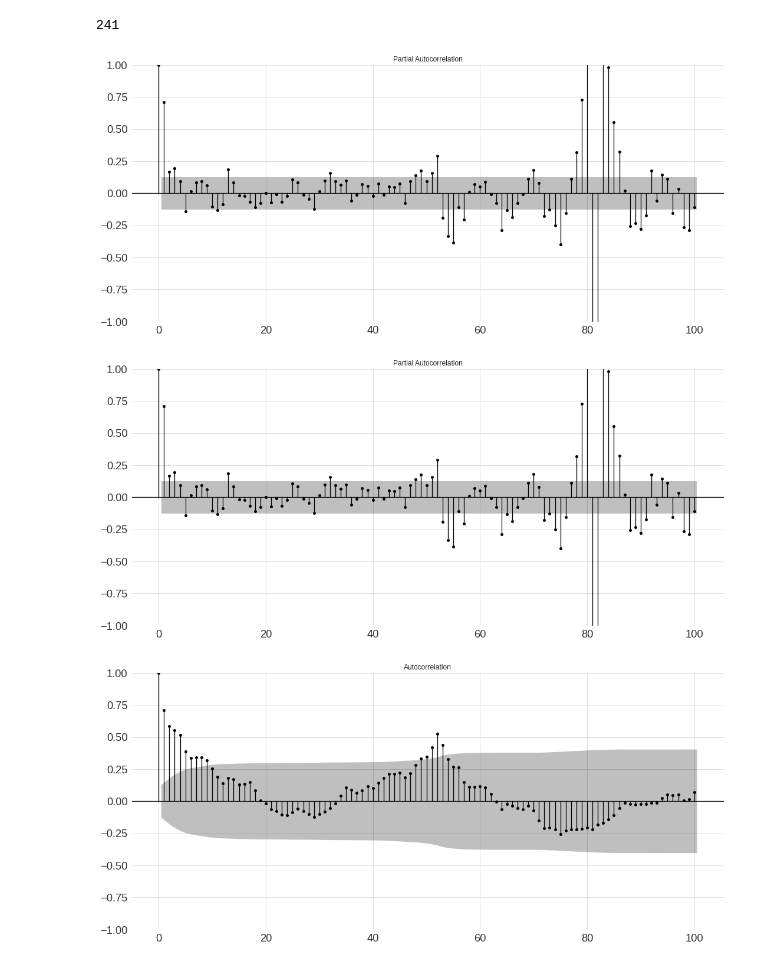
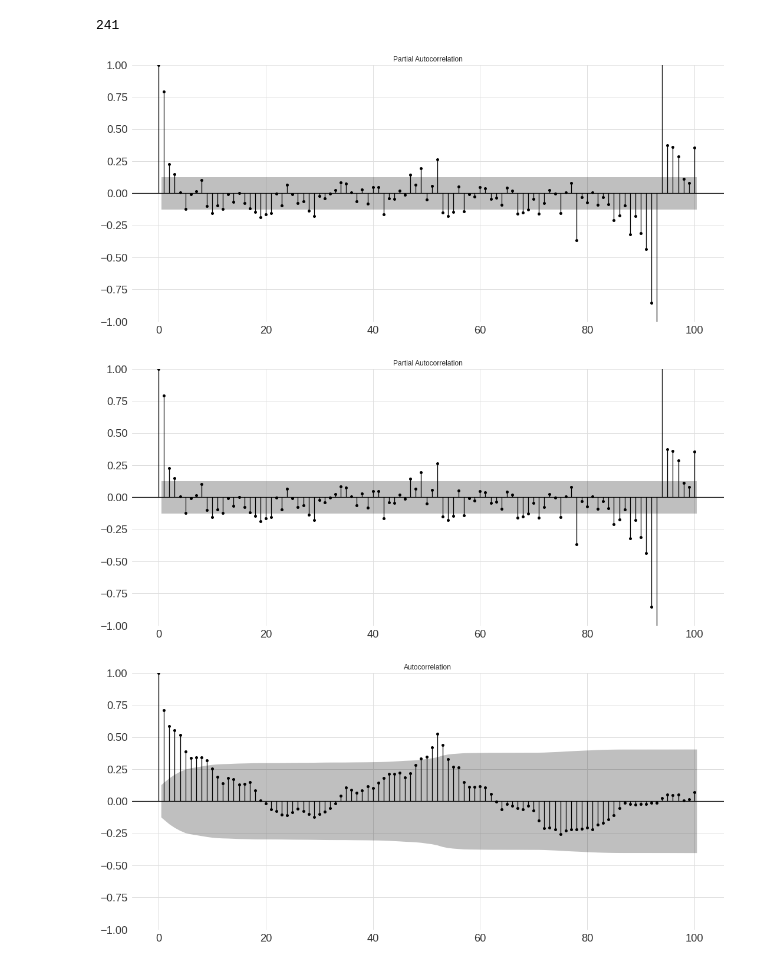
Before and after one commit to mariapaskevich/vof, a Jupyter notebook: ecommerce-models_tuning.ipynb, the cells around one changed output. Drawn from its saved outputs; the diff is of its cells as text; code cells hidden in the pictures.

```diff
--- a/ecommerce-models_tuning.ipynb
+++ b/ecommerce-models_tuning.ipynb
@@ -78,10 +78,10 @@ len(get_input_item(item_id='FOODS_3_555'))
 # %% [output]
 241
 # %%
-sm.graphics.tsa.plot_pacf(get_input_item(item_id='FOODS_3_586').sales,lags=100)
+sm.graphics.tsa.plot_pacf(get_input_item(item_id='FOODS_3_252').sales,lags=100)
 # %% [output]
-[figure, old version]
+[figure, new version]
-[figure, old version]
+[figure, new version]
 # %%
 sm.graphics.tsa.plot_acf(get_input_item(item_id='FOODS_3_586').sales,lags=100)
 # %% [output]
```
Also changed, not shown: parts of 4 cells of this notebook, 1 other file.
